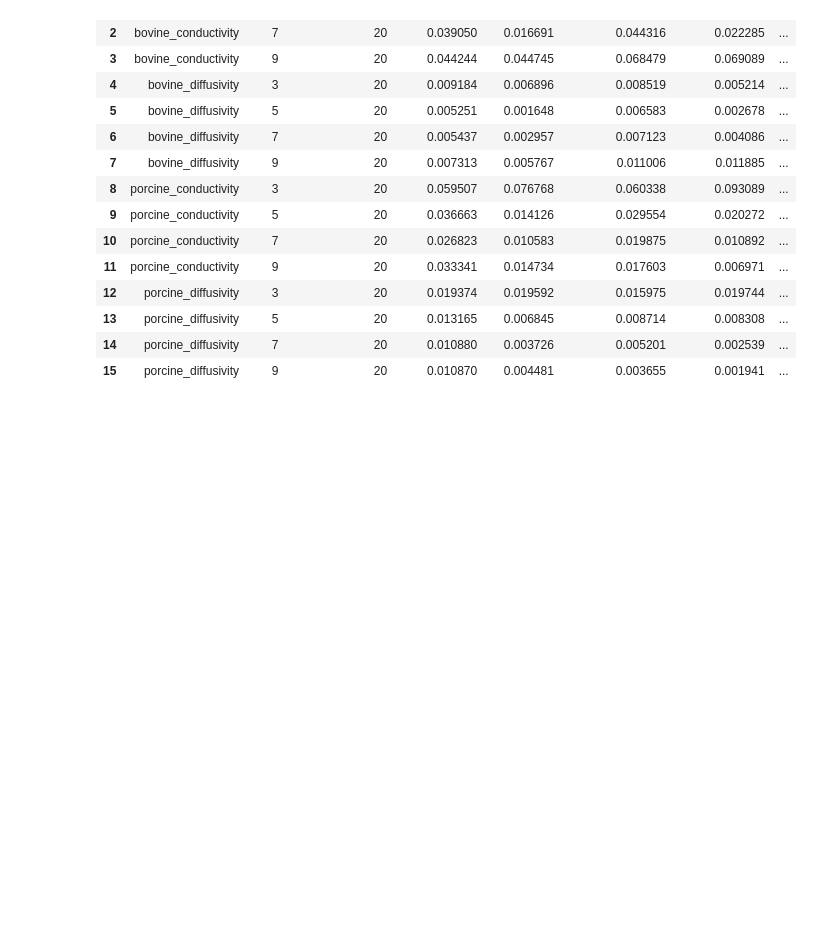
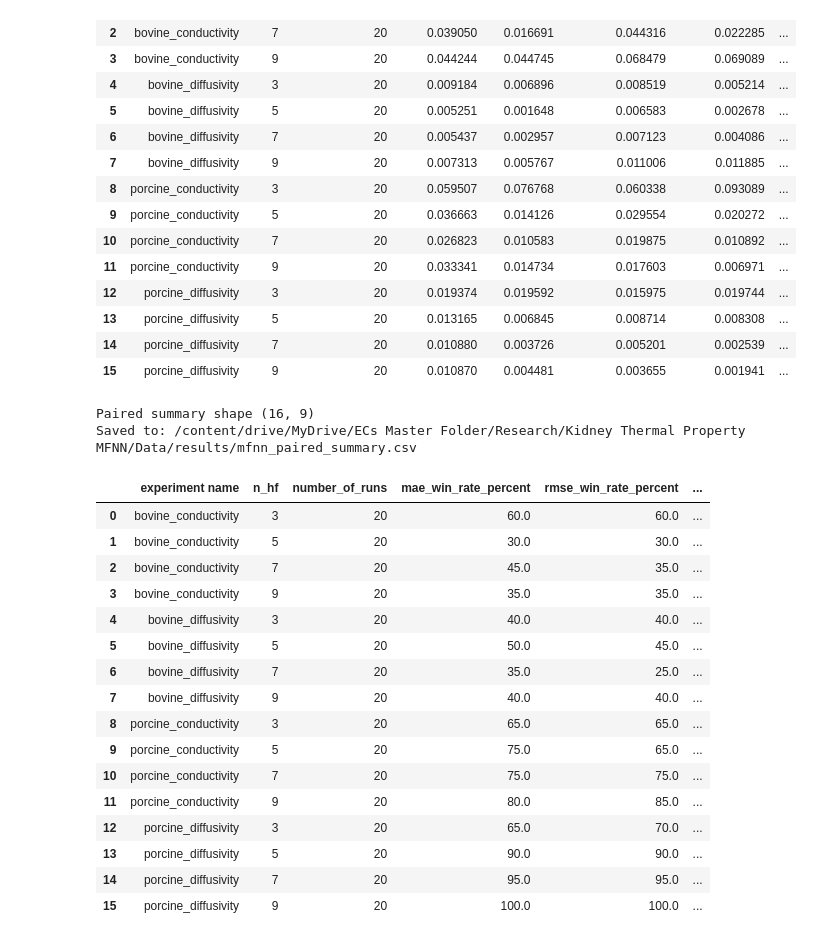
Before and after one commit to arcodeya/kidney-thermal-property-mfnn, a Jupyter notebook: notebooks/kidney_mfnn_experiments.ipynb, the cells around one changed output. Cells and saved outputs as stored; diff of their text form; code cells hidden in the pictures; blank space fills up the shorter version.

```diff
--- a/notebooks/kidney_mfnn_experiments.ipynb
+++ b/notebooks/kidney_mfnn_experiments.ipynb
@@ -809,7 +809,7 @@ import numpy as np
 
 # positive diff means mfnn performed better than lf
 results_df["mae_difference"] = (
-    result_df["lf_mae"] - results_df["mfnn_mae"]
+    results_df["lf_mae"] - results_df["mfnn_mae"]
 )
 
 results_df["rmse_difference"] = (
@@ -837,36 +837,56 @@ paired_summary_df = (
     .agg(
         number_of_runs=("seed", "count"),
 
-        mae_win_rate_percent=("mfnn_win_mae", "mean"),
-        rmse_win_rate_percent=("mfnn_win_rmse", "mean"),
+        mae_win_rate_percent=("mfnn_wins_mae", "mean"),
+        rmse_win_rate_percent=("mfnn_wins_rmse", "mean"),
 
         mean_mae_percent_improvement=(
             "mae_percent_improvement",
             "mean"
         ),
         median_mae_percent_improvement=(
             "mae_percent_improvement",
             "median"
         ),
 
         mean_rmse_percent_improvement=(
             "rmse_percent_improvement",
             "mean"
         ),
         median_rmse_percent_improvement=(
             "rmse_percent_improvement",
             "median"
         )
     )
     .reset_index()
 )
 
-paired_summary_df[["mae_win_rate_percent", "rmse_win_rate_percent"]*=100] # mulitplies every percent by 100
+paired_summary_df[["mae_win_rate_percent", "rmse_win_rate_percent"]]*=100 # mulitplies every percent by 100
 
 paired_summary_file = RESULTS_PATH / "mfnn_paired_summary.csv"
 paired_summary_df.to_csv(paired_summary_file, index=False)
 
 print("Paired summary shape", paired_summary_df.shape)
 print("Saved to:", paired_summary_file)
 
 paired_summary_df.round(2) # show df underneath cell rounded to 2 decimals
+# %% [output]
+Paired summary shape (16, 9)
+Saved to: /content/drive/MyDrive/ECs Master Folder/Research/Kidney Thermal Property MFNN/Data/results/mfnn_paired_summary.csv
+|  | experiment name | n_hf | number_of_runs | mae_win_rate_percent | rmse_win_rate_percent | ... |
+| 0 | bovine_conductivity | 3 | 20 | 60.0 | 60.0 | ... |
+| 1 | bovine_conductivity | 5 | 20 | 30.0 | 30.0 | ... |
+| 2 | bovine_conductivity | 7 | 20 | 45.0 | 35.0 | ... |
+| 3 | bovine_conductivity | 9 | 20 | 35.0 | 35.0 | ... |
+| 4 | bovine_diffusivity | 3 | 20 | 40.0 | 40.0 | ... |
+| 5 | bovine_diffusivity | 5 | 20 | 50.0 | 45.0 | ... |
+| 6 | bovine_diffusivity | 7 | 20 | 35.0 | 25.0 | ... |
+| 7 | bovine_diffusivity | 9 | 20 | 40.0 | 40.0 | ... |
+| 8 | porcine_conductivity | 3 | 20 | 65.0 | 65.0 | ... |
+| 9 | porcine_conductivity | 5 | 20 | 75.0 | 65.0 | ... |
+| 10 | porcine_conductivity | 7 | 20 | 75.0 | 75.0 | ... |
+| 11 | porcine_conductivity | 9 | 20 | 80.0 | 85.0 | ... |
+| 12 | porcine_diffusivity | 3 | 20 | 65.0 | 70.0 | ... |
+| 13 | porcine_diffusivity | 5 | 20 | 90.0 | 90.0 | ... |
+| 14 | porcine_diffusivity | 7 | 20 | 95.0 | 95.0 | ... |
+| 15 | porcine_diffusivity | 9 | 20 | 100.0 | 100.0 | ... |
```
